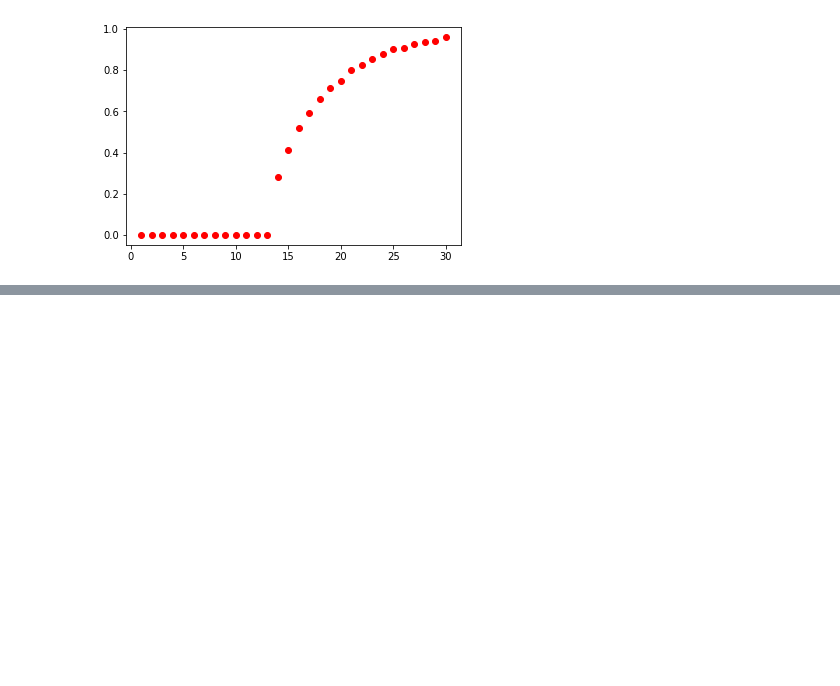
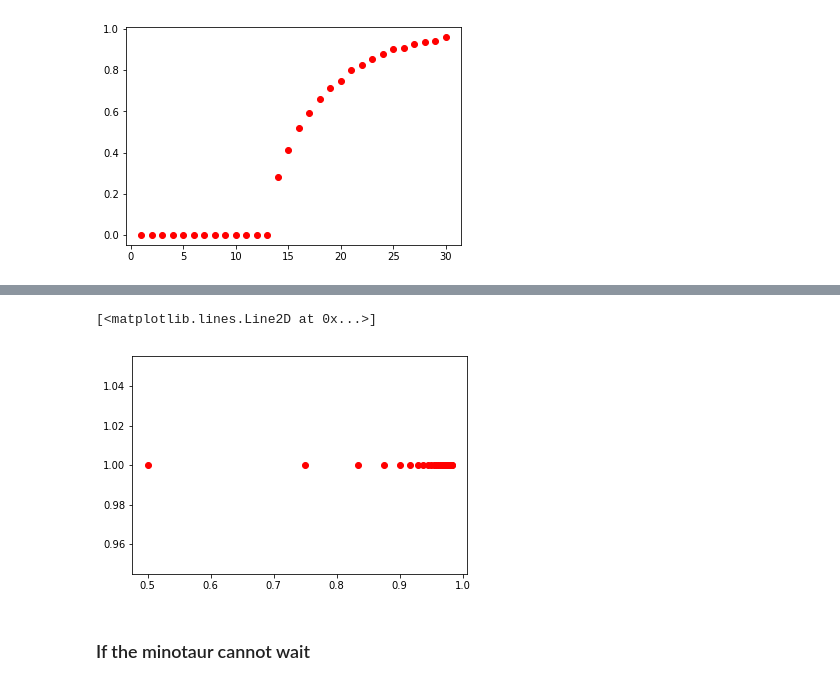
Before and after one commit to alejp1998/rl_lab1, a Jupyter notebook: problem1/problem_1.ipynb, the cells around one changed output, grey strips where cells are left out. Saved outputs shown, nothing was run; the diff lists cells and outputs as text; code cells hidden in the pictures; blank space fills up the shorter version.

```diff
--- a/problem1/problem_1.ipynb
+++ b/problem1/problem_1.ipynb
@@ -234,0 +257,34 @@ plt.plot(horizons, mean_victory_probs, 'ro')
+# %%
+E_T_max = 62
+E_T_min = 2
+E_Ts = range(E_T_min,E_T_max,2)
+Vs, policys = [], []
+gammas = []
+epsilon = 0.0001
+for E_T in E_Ts :
+    gamma = (E_T-1)/E_T
+    gammas.append(gamma)
+    V, policy = mz.value_iteration(env_1,gamma,epsilon)
+    Vs.append(V)
+    policys.append(policy)
+# %%
+method = 'ValIter'
+start  = (thomas_st + minotaur_st)
+N = 5000
+# Simulate N paths for each gamma
+mean_victory_probs = []
+for i in range(len(gammas)) :
+    probs = []
+    for n in range(N) :
+        path, victory_prob = env_1.simulate(start, policys[i], method)
+        probs.append(victory_prob)
+    # Compute mean victory prob
+    mean_victory_probs.append(sum(probs)/len(probs))
+# %%
+# Plot mean victory prob for each gamma
+plt.plot(gammas, mean_victory_probs, 'ro')
+# %% [output]
+[<matplotlib.lines.Line2D at 0x...>]
+[figure, added]
+# %% [markdown]
+### If the minotaur cannot wait
```
Also changed, not shown: parts of 9 cells of this notebook, 1 other file.
